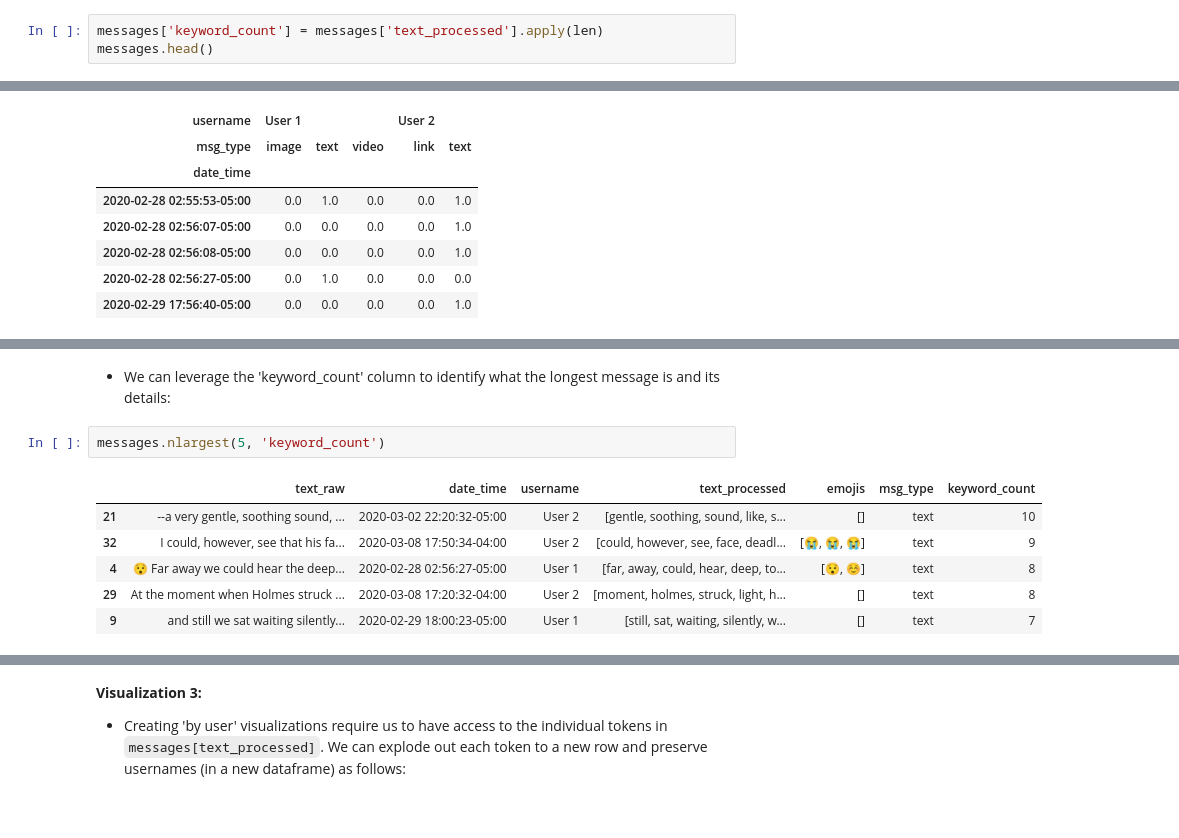
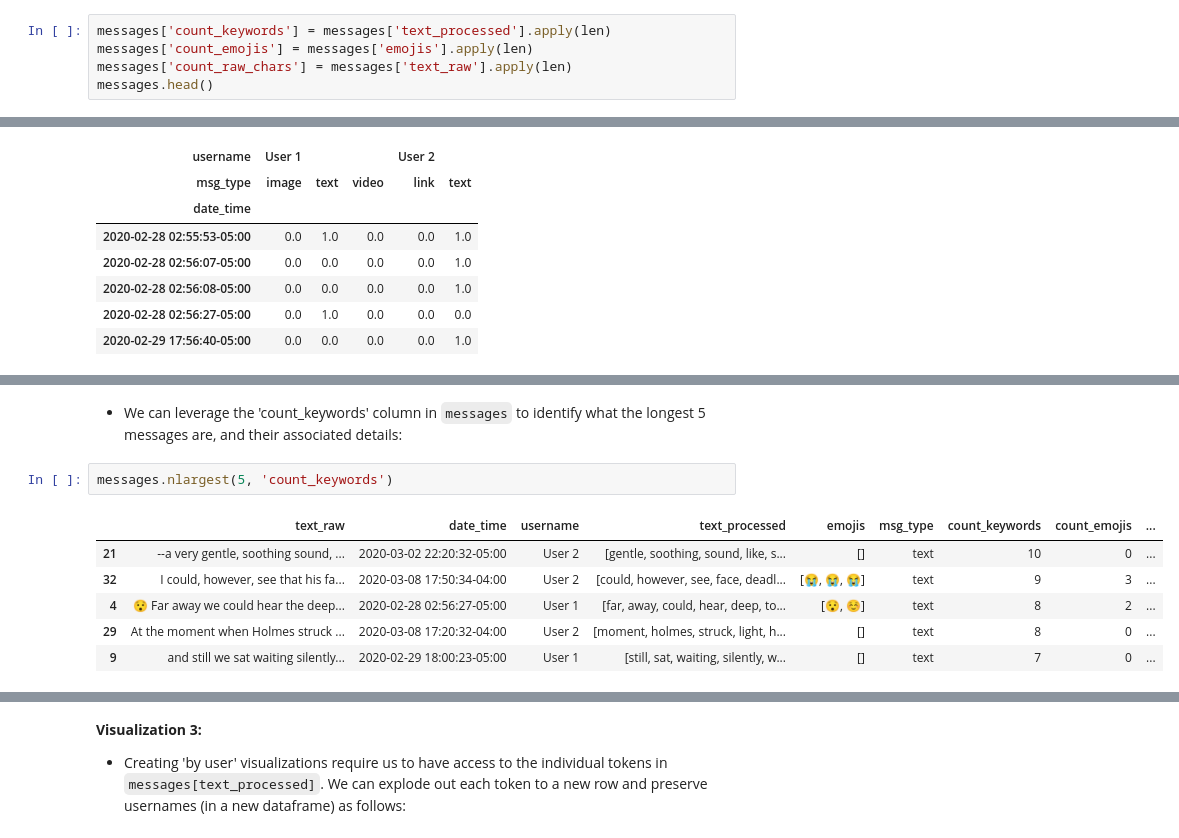
Before and after one commit to shenal-siri/WhatsApp-Chat-Viz, a Jupyter notebook: Chat-History-Prototyping.ipynb, the cells around one changed output, grey strips where cells are left out. Drawn from its saved outputs; the diff is of its cells as text; blank space fills up the shorter version.

```diff
--- a/Chat-History-Prototyping.ipynb
+++ b/Chat-History-Prototyping.ipynb
@@ -465,4 +468,6 @@ Now that we've reduced our text messages to their keywords, lets add a column co
 # %%
-messages['keyword_count'] = messages['text_processed'].apply(len)
+messages['count_keywords'] = messages['text_processed'].apply(len)
+messages['count_emojis'] = messages['emojis'].apply(len)
+messages['count_raw_chars'] = messages['text_raw'].apply(len)
 messages.head()
 # %% [output]
@@ -543,13 +570,13 @@ timeseries.head()
 | 2020-02-28 00:00:00-05:00 | 0.0 | 2.0 | 0.0 | 0.0 | 3.0 | 5.0 |
 | 2020-03-07 00:00:00-05:00 | 0.0 | 2.0 | 0.0 | 0.0 | 2.0 | 4.0 |
 # %% [markdown]
-- We can leverage the 'keyword_count' column to identify what the longest message is and its details:
+- We can leverage the 'count_keywords' column in `messages` to identify what the longest 5 messages are, and their associated details:
 # %%
-messages.nlargest(5, 'keyword_count')
+messages.nlargest(5, 'count_keywords')
 # %% [output]
-|  | text_raw | date_time | username | text_processed | emojis | msg_type | keyword_count |
-| 21 | --a very gentle, soothing sound, ... | 2020-03-02 22:20:32-05:00 | User 2 | [gentle, soothing, sound, like, s... | [] | text | 10 |
-| 32 | I could, however, see that his fa... | 2020-03-08 17:50:34-04:00 | User 2 | [could, however, see, face, deadl... | [😭, 😭, 😭] | text | 9 |
-| 4 | 😯 Far away we could hear the deep... | 2020-02-28 02:56:27-05:00 | User 1 | [far, away, could, hear, deep, to... | [😯, ☺] | text | 8 |
-| 29 | At the moment when Holmes struck ... | 2020-03-08 17:20:32-04:00 | User 2 | [moment, holmes, struck, light, h... | [] | text | 8 |
-| 9 | and still we sat waiting silently... | 2020-02-29 18:00:23-05:00 | User 1 | [still, sat, waiting, silently, w... | [] | text | 7 |
+|  | text_raw | date_time | username | text_processed | emojis | msg_type | count_keywords | count_emojis | ... |
+| 21 | --a very gentle, soothing sound, ... | 2020-03-02 22:20:32-05:00 | User 2 | [gentle, soothing, sound, like, s... | [] | text | 10 | 0 | ... |
+| 32 | I could, however, see that his fa... | 2020-03-08 17:50:34-04:00 | User 2 | [could, however, see, face, deadl... | [😭, 😭, 😭] | text | 9 | 3 | ... |
+| 4 | 😯 Far away we could hear the deep... | 2020-02-28 02:56:27-05:00 | User 1 | [far, away, could, hear, deep, to... | [😯, ☺] | text | 8 | 2 | ... |
+| 29 | At the moment when Holmes struck ... | 2020-03-08 17:20:32-04:00 | User 2 | [moment, holmes, struck, light, h... | [] | text | 8 | 0 | ... |
+| 9 | and still we sat waiting silently... | 2020-02-29 18:00:23-05:00 | User 1 | [still, sat, waiting, silently, w... | [] | text | 7 | 0 | ... |
```
Also changed, not shown: parts of 26 cells of this notebook.
